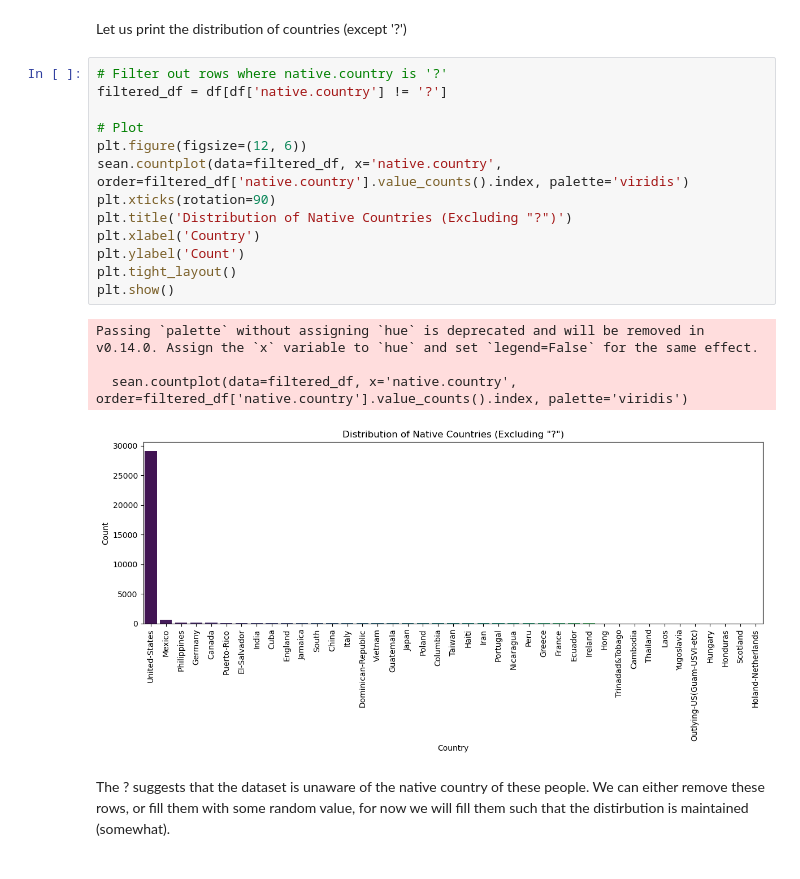
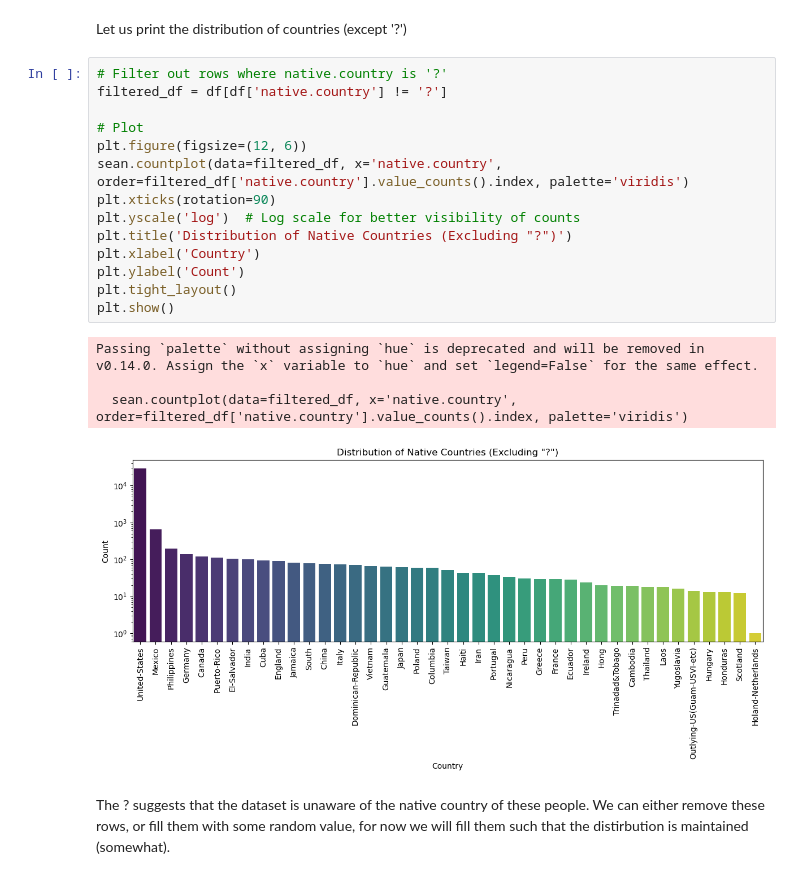
Before and after one commit to Awesome-AI-ML-DELTA25/DataCleaning, a Jupyter notebook: data_cleaning.ipynb, the cells around one changed output. Cells and saved outputs as stored; diff of their text form.

```diff
--- a/data_cleaning.ipynb
+++ b/data_cleaning.ipynb
@@ -128,21 +128,22 @@ Let us print the distribution of countries (except '?')
 # %%
 # Filter out rows where native.country is '?'
 filtered_df = df[df['native.country'] != '?']
 
 # Plot
 plt.figure(figsize=(12, 6))
 sean.countplot(data=filtered_df, x='native.country', order=filtered_df['native.country'].value_counts().index, palette='viridis')
 plt.xticks(rotation=90)
+plt.yscale('log')  # Log scale for better visibility of counts
 plt.title('Distribution of Native Countries (Excluding "?")')
 plt.xlabel('Country')
 plt.ylabel('Count')
 plt.tight_layout()
 plt.show()
 # %% [output]
 Passing `palette` without assigning `hue` is deprecated and will be removed in v0.14.0. Assign the `x` variable to `hue` and set `legend=False` for the same effect.
 
   sean.countplot(data=filtered_df, x='native.country', order=filtered_df['native.country'].value_counts().index, palette='viridis')
-[figure, old version]
+[figure, new version]
 # %% [markdown]
 The ? suggests that the dataset is unaware of the native country of these people. We can either remove these rows, or fill them with some random value, for now we will fill them such that the distirbution is maintained (somewhat).
 # %%
```
Also changed, not shown: parts of 9 cells of this notebook.
